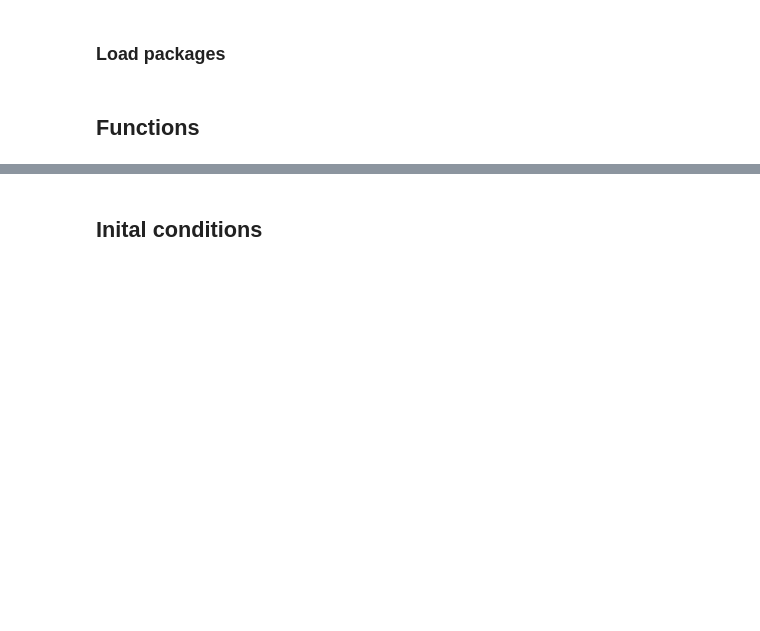
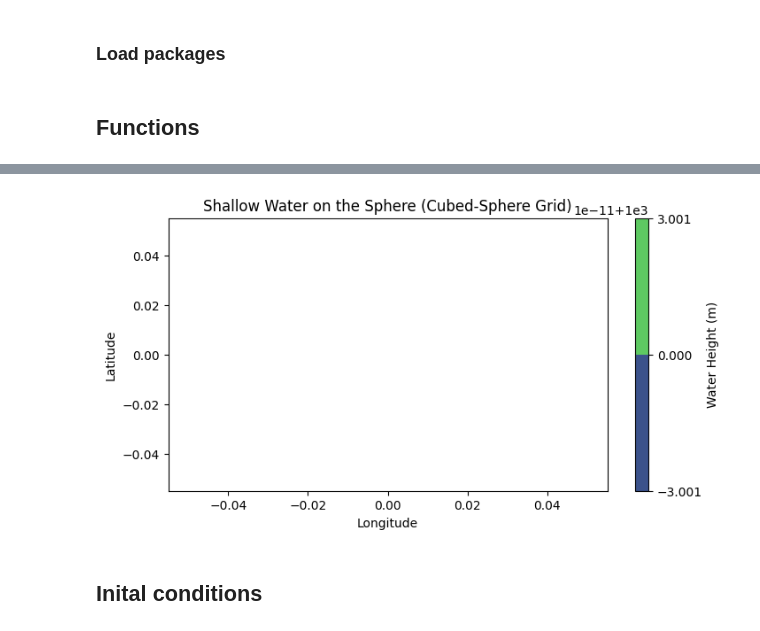
Before and after one commit to MelissaJessen/Shallow-Water-Equations, a Jupyter notebook: SWE-spherical-FVM.ipynb, the cells around one changed output, grey strips where cells are left out. Cells and saved outputs as stored; diff of their text form; code cells hidden in the pictures; blank space fills up the shorter version.

```diff
--- a/SWE-spherical-FVM.ipynb
+++ b/SWE-spherical-FVM.ipynb
@@ -174,3 +227,47 @@ def plot_initial_condition_simple(theta, phi, H):
+# %%
+import numpy as np
+
+# Parameters
+N = 20  # Grid resolution per face
+R = 6371e3  # Radius of Earth in meters
+
+# Generate logical grid for one face
+xi, eta = np.linspace(-1, 1, N), np.linspace(-1, 1, N)
+xi, eta = np.meshgrid(xi, eta)
+
+# Project to sphere (example for one face)
+X = R * xi
+Y = R * eta
+Z = np.sqrt(R**2 - X**2 - Y**2)  # Assume face is on positive Z hemisphere
+
+# Convert to spherical coordinates
+lon = np.arctan2(Y, X)  # Longitude
+lat = np.arcsin(Z / R)  # Latitude
+
+# Initialize variables (example: h, u, v)
+h = np.ones_like(lon) * 1000  # Water height (arbitrary)
+u = np.zeros_like(lon)  # Zonal velocity
+v = np.zeros_like(lon)  # Meridional velocity
+
+# Finite Volume Solver Loop
+for t in range(1):
+
+    # 1. Compute fluxes on each face
+    # 2. Handle face transitions
+    # 3. Update variables (h, u, v) with time integration
+    pass
+
+# Visualize results
+import matplotlib.pyplot as plt
+plt.figure(figsize=(8, 4))
+plt.contourf(lon, lat, h, cmap='viridis')
+plt.colorbar(label="Water Height (m)")
+plt.title("Shallow Water on the Sphere (Cubed-Sphere Grid)")
+plt.xlabel("Longitude")
+plt.ylabel("Latitude")
+plt.show()
+# %% [output]
+[figure, added]
 # %% [markdown]
 ## Inital conditions
 # %%
```
Also changed, not shown: parts of 6 cells of this notebook, 2 other files.
